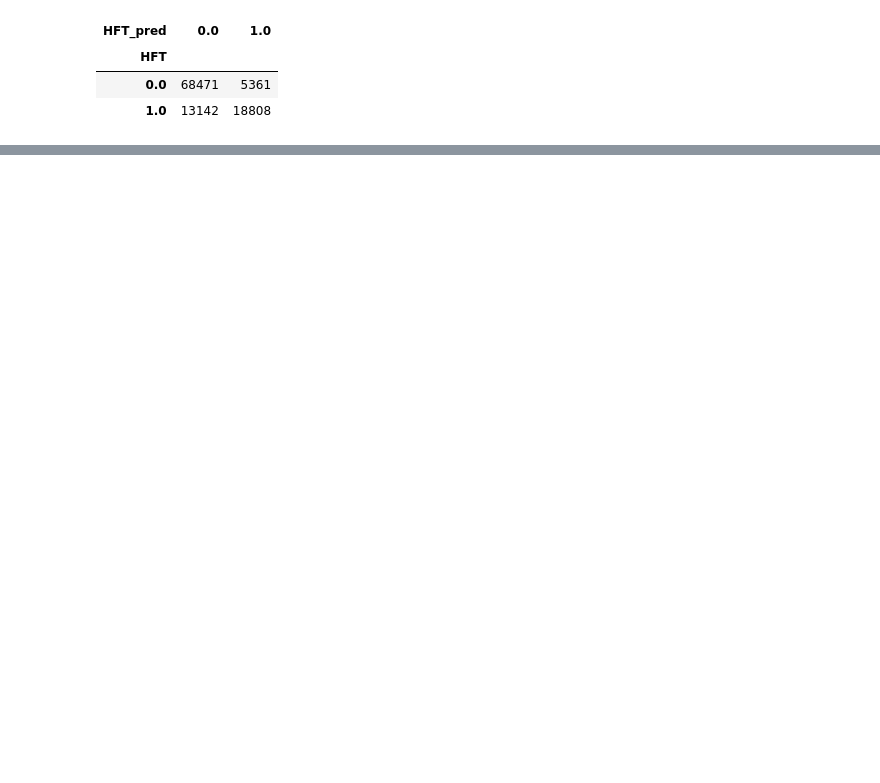
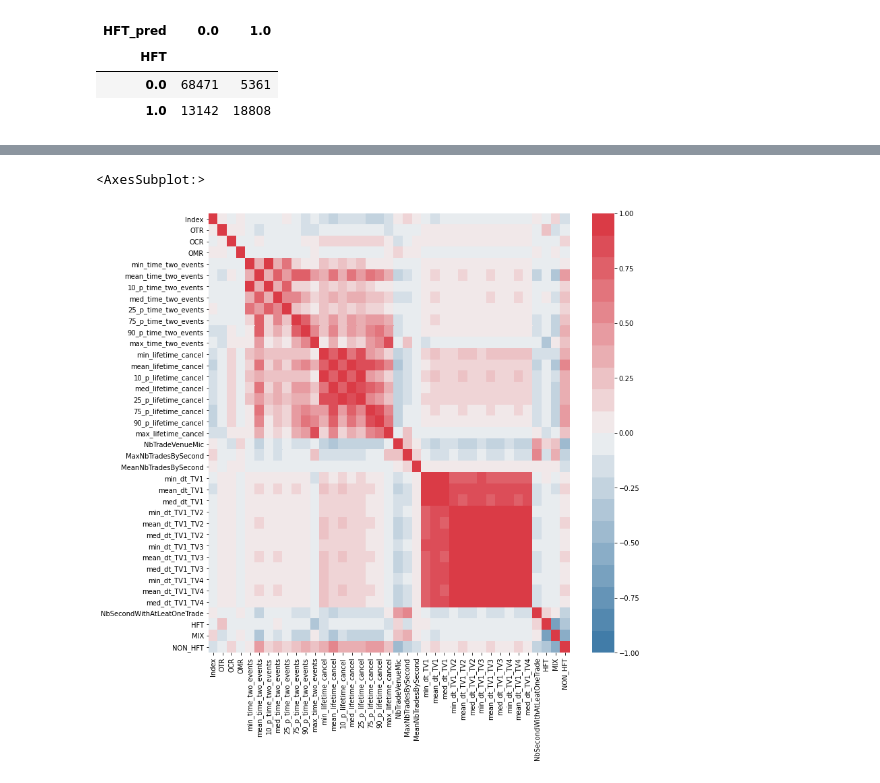
Before and after one commit to UltraDiuve/ens_challenge50, a Jupyter notebook: Notebook.ipynb, the cells around one changed output, grey strips where cells are left out. Saved outputs shown, nothing was run; the diff lists cells and outputs as text; code cells hidden in the pictures; blank space fills up the shorter version.

```diff
--- a/Notebook.ipynb
+++ b/Notebook.ipynb
@@ -260,0 +457,6 @@ x_train_scaled.pivot_table(index='HFT', columns='HFT_pred', values='Index', aggf
+# %%
+fig, ax = plt.subplots(figsize=(12, 12))
+sns.heatmap(merged_train.corr()[:], ax=ax, vmin=-1, vmax=1, cmap=sns.diverging_palette(240, 10, n=20))
+# %% [output]
+<AxesSubplot:>
+[figure, added]
```
Also changed, not shown: parts of 95 cells of this notebook, 3 other files.
